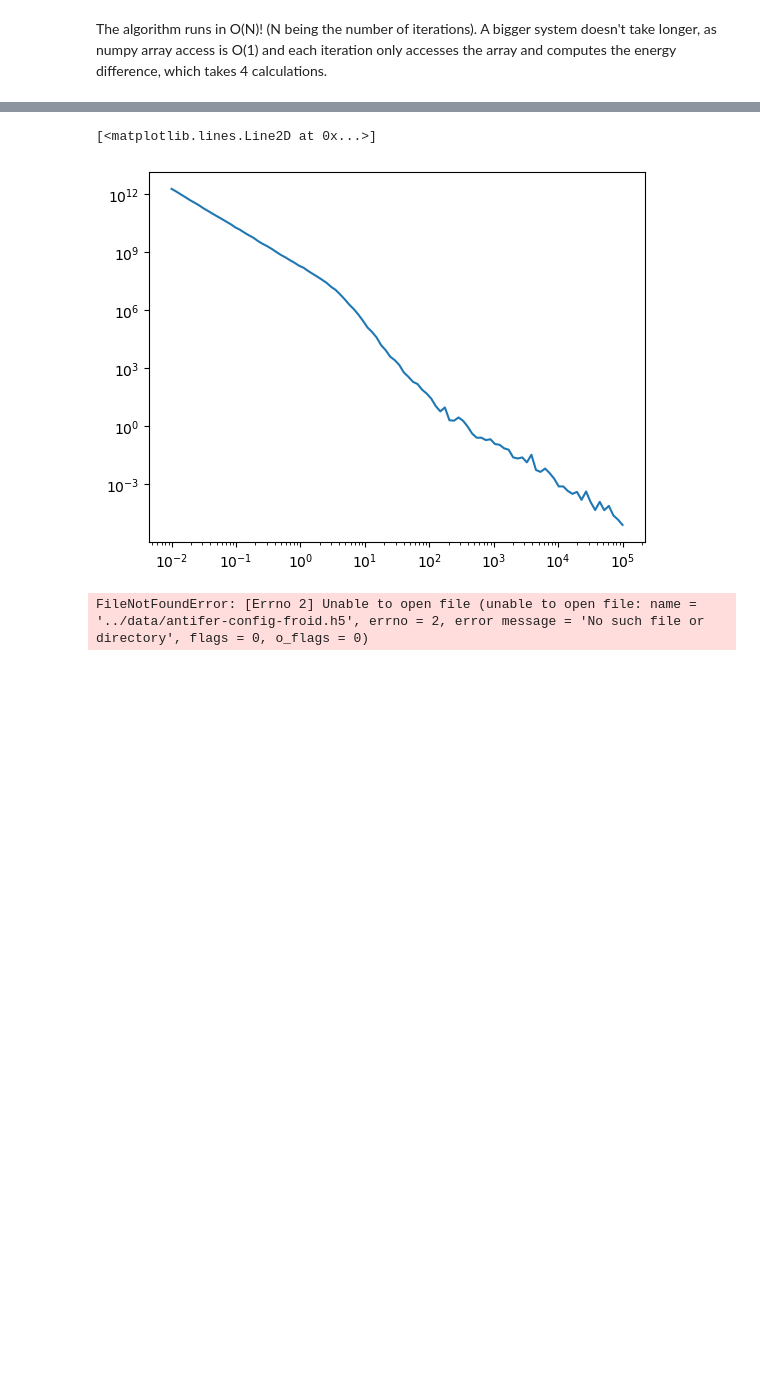
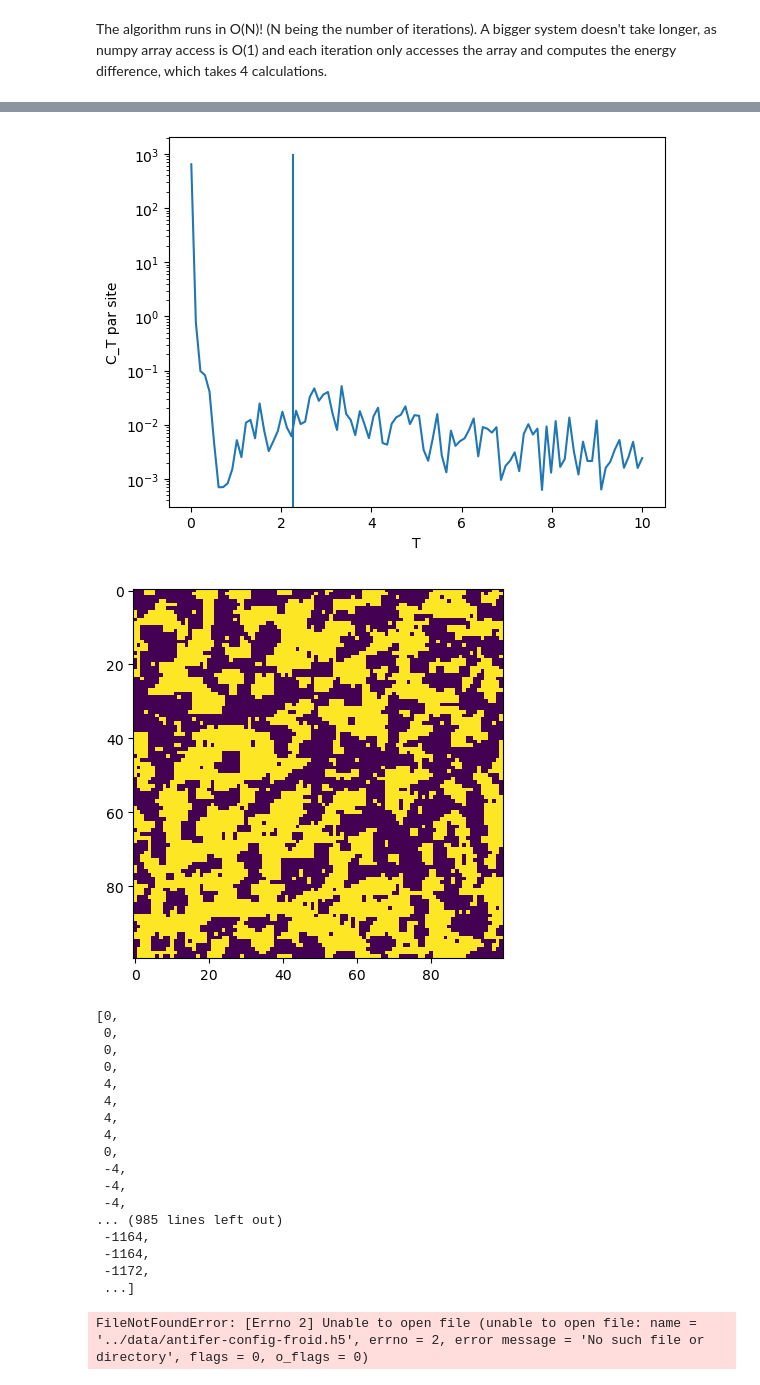
Before and after one commit to Gabriel-lct/ising-model-research, a Jupyter notebook: python/metropolis_nn.ipynb, the cells around one changed output, grey strips where cells are left out. Saved outputs shown, nothing was run; the diff lists cells and outputs as text; code cells hidden in the pictures; blank space fills up the shorter version.

```diff
--- a/python/metropolis_nn.ipynb
+++ b/python/metropolis_nn.ipynb
@@ -145,25 +146,49 @@ plt.show()
 # %%
-#Ts = np.linspace(0.01, 40, 100)
-Ts = np.logspace(-2, 5, 100, base=10)
+Ts = np.linspace(0.01, 10, 100)
+#Ts = np.logspace(-2, 2, 50, base=10)
 Cts = []
-J0 = 2
+J0 = 1
 B0 = 0
-N = 150
-it = 50000
+N = 100
+it = 40000
 
-#run_metropolis(N, J0, B0, 1, it)
-
+conf = np.random.choice([-1, 1], (N,N))
+run_metropolis(conf, N, J0, B0, Ts[0], it)
 for T in Ts:
-     conf = np.random.choice([-1,1], (N,N))
-     Es = np.array(run_metropolis(N, J0, B0, T, it))
-     Cts.append(np.var(Es)/T**2)
+     #conf = np.random.choice([-1, 1], (N, N))
+     Es = np.array(run_metropolis(conf, N, J0, B0, T, it))
+     Cts.append(Es[-2000:].var()/(T**2*N*N))
-# %%
-plt.yscale('log')
-plt.xscale('log')
-plt.plot(Ts, Cts)
-# %% [output]
-[<matplotlib.lines.Line2D at 0x...>]
-[figure, removed]
+# %%
+Tc = 2*J/(np.log(1+np.sqrt(2)))
+plt.vlines(Tc, 0, 1000)
+plt.yscale('log')
+#plt.xscale('log')
+plt.xlabel("T")
+plt.ylabel("C_T par site")
+plt.plot(Ts, Cts)
+plt.show()
+
+run_metropolis(np.random.choice([-1, 1], (N,N)), N, J0, B0, 1.5, 40000, True)
+# %% [output]
+[figure, added]
+[figure, added]
+[0,
+ 0,
+ 0,
+ 0,
+ 4,
+ 4,
+ 4,
+ 4,
+ 0,
+ -4,
+ -4,
+ -4,
+... (985 lines left out)
+ -1164,
+ -1164,
+ -1172,
+ ...]
 # %%
 def load_states(filename):
   with h5py.File(filename, 'r') as f:
```
Also changed, not shown: parts of 2 cells of this notebook, 2 other files.
